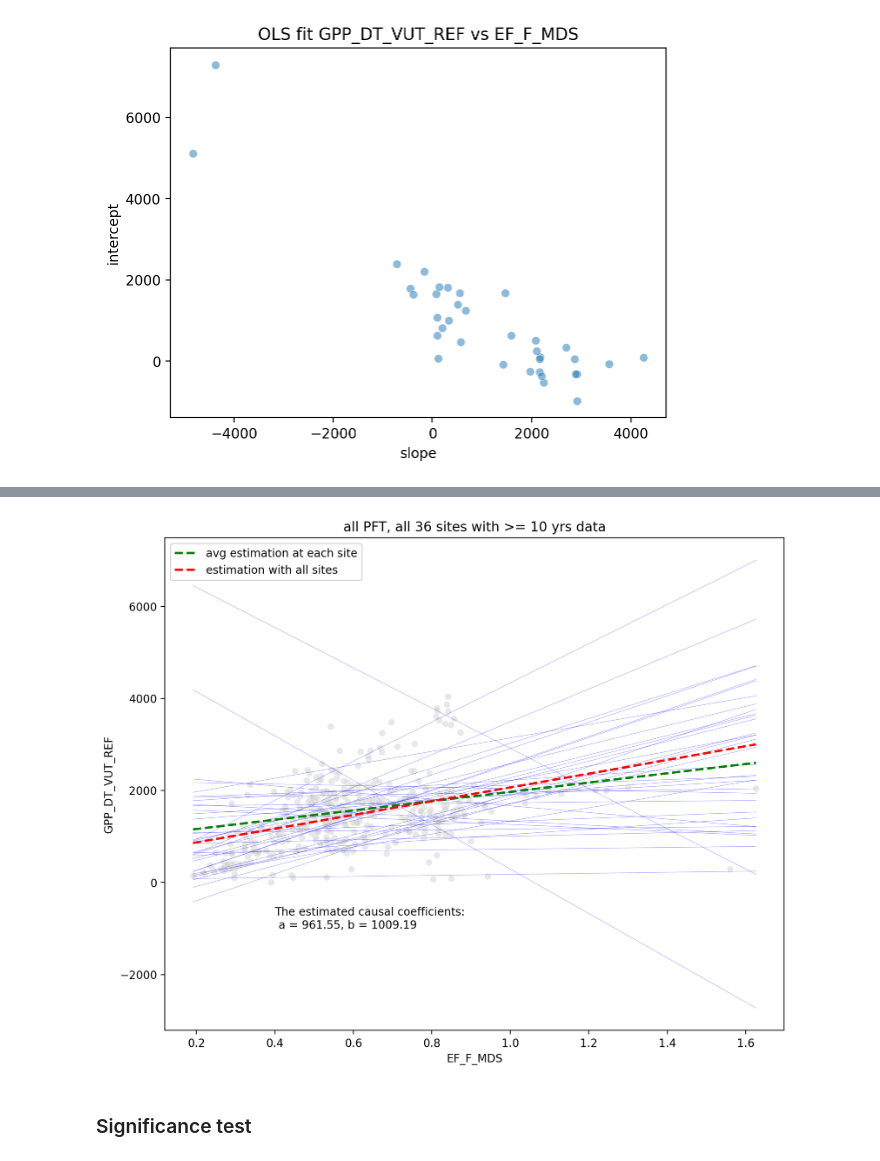
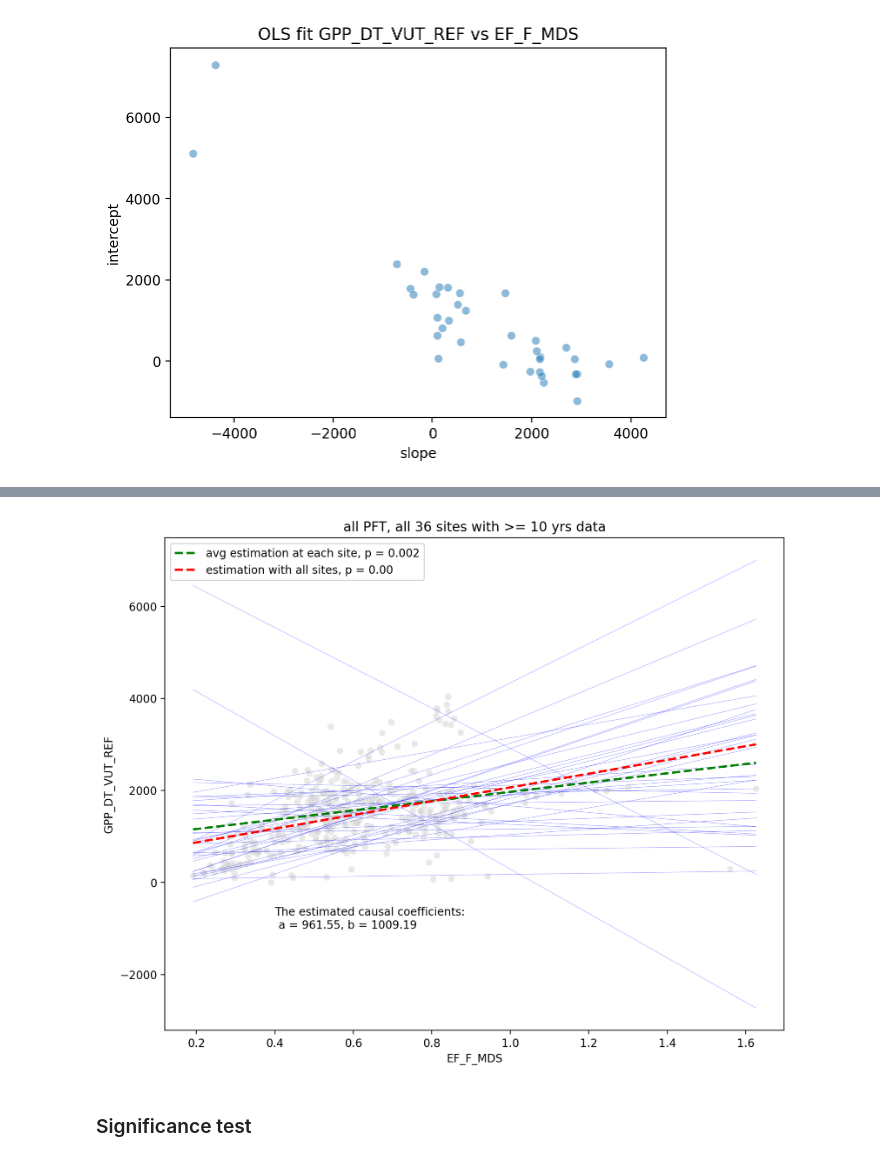
Before and after one commit to YuHuang3019/Applied_Causality, a Jupyter notebook: spatiotemporal_EF-GPP.ipynb, the cells around one changed output, grey strips where cells are left out. Drawn from its saved outputs; the diff is of its cells as text; code cells hidden in the pictures.

```diff
--- a/spatiotemporal_EF-GPP.ipynb
+++ b/spatiotemporal_EF-GPP.ipynb
@@ -159,10 +172,10 @@ data = data[['GPP_NT_VUT_REF', 'GPP_DT_VUT_REF', 'SWC_F_MDS_1', 'H_F_MDS', 'H_CO
 
 # there is no soil water content in the data 'SWC_F_MDS_#'
 
-# data = (data - data.mean())/data.std()
 data = data.loc[(data.GPP_NT_VUT_REF != flag)&(data.SWC_F_MDS_1 != flag)]
 data['EF_CORR'] = data['LE_CORR']/(data['LE_CORR']+data['H_CORR'])
 data['EF_F_MDS'] = data['LE_F_MDS']/(data['LE_F_MDS']+data['H_F_MDS'])
+data = (data - data.mean())/data.std()
 print('data length in years from this site: ', len(data))
 
 ### plt.scatter(data.P_F, data.NEE_CUT_REF, label = 'P_F NEE CUT REF', alpha = 0.5)
@@ -324,35 +344,43 @@ Text(0.5, 1.0, 'OLS fit GPP_DT_VUT_REF vs EF_F_MDS')
 # %%
 ## red: linear regression using all data
 ## thin blue: linear regressions within each site/location
 ## green: estimate of the avg causal effect
 
 X = data_allsites[xname].values.ravel()
 Y = data_allsites[yname].values.ravel()
 model = LinearRegression().fit(X.reshape(-1, 1), Y.reshape(-1, 1))
 a = model.intercept_
 b = model.coef_[0]
+
+from scipy import stats
+sse = np.sum((model.predict(X.reshape(len(X), 1)) - Y.reshape(-1, 1)) ** 2, axis=0) / float(X.reshape(len(X), 1).shape[0] - X.reshape(len(X), 1).shape[1])
+se = np.array([np.sqrt(np.diagonal(sse[i] * np.linalg.inv(np.dot(X.reshape(len(X), 1).T, X.reshape(len(X), 1))))) for i in range(sse.shape[0])])
+t = b / se
+p = 2 * (1 - stats.t.cdf(np.abs(t), Y.reshape(-1, 1).shape[0] - X.reshape(len(X), 1).shape[1]))
+p.mean()
+
 x_increments = np.linspace(X.min(), X.max(), 100)
 # x_increments = np.arange(-2,2,100)
 
 fig, ax = plt.subplots(figsize=(10,8))
 sns.scatterplot(data=data_allsites[list([xname,yname])], x=xname, y=yname, alpha=.5, color='lightgrey', ax=ax)
 
 for i in range(bhat_data.shape[0]):
     bhat_d = bhat_data[i]
     sns.lineplot(x = x_increments, y = bhat_d[0] + x_increments * bhat_d[1], color='blue', linewidth=0.5, alpha=0.3, ax=ax)
 
-sns.lineplot(x = X, y = b_causal_data[0] + b_causal_data[1]*X, color='green', linewidth=2, linestyle='--', label='avg estimation at each site', ax=ax)
-sns.lineplot(x = X, y = a + b*X, color='red', linewidth=2, linestyle='--', label='estimation with all sites', ax=ax)
+sns.lineplot(x = X, y = b_causal_data[0] + b_causal_data[1]*X, color='green', linewidth=2, linestyle='--', label='avg estimation at each site, p = 0.002', ax=ax)
+sns.lineplot(x = X, y = a + b*X, color='red', linewidth=2, linestyle='--', label='estimation with all sites, p = 0.00', ax=ax)
 
 ax.set_xlabel(xname)
 # ax.set_xlim([0, X.max()])
 ax.set_ylabel(yname)
 ax.set_title('all PFT, all '+str(len(data_allsites.index.unique()))+ ' sites with >= 10 yrs data')
-ax.annotate("The estimated causal coefficients: \n a = {:.2f}, b = {:.2f}".format(b_causal_data[0].item(), b_causal_data[1].item()), xy = (200, -1000))
+# ax.annotate("The estimated causal coefficients: \n a = {:.2f}, b = {:.2f}".format(b_causal_data[0].item(), b_causal_data[1].item()), xy = (200, -1000))
 ax.annotate("The estimated causal coefficients: \n a = {:.2f}, b = {:.2f}".format(b_causal_data[0].item(), b_causal_data[1].item()), xy = (0.4, -1000))
 plt.show()
 # %% [output]
-[figure, old version]
+[figure, new version]
 # %% [markdown]
 ### Significance test
 # %% [markdown]
```
Also changed, not shown: parts of 14 cells of this notebook.
